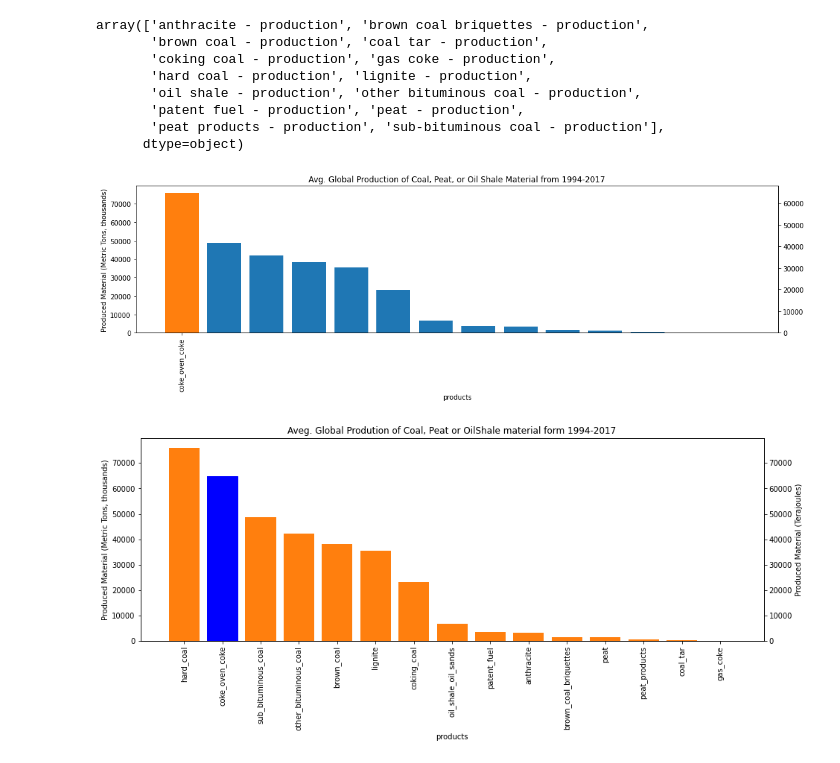
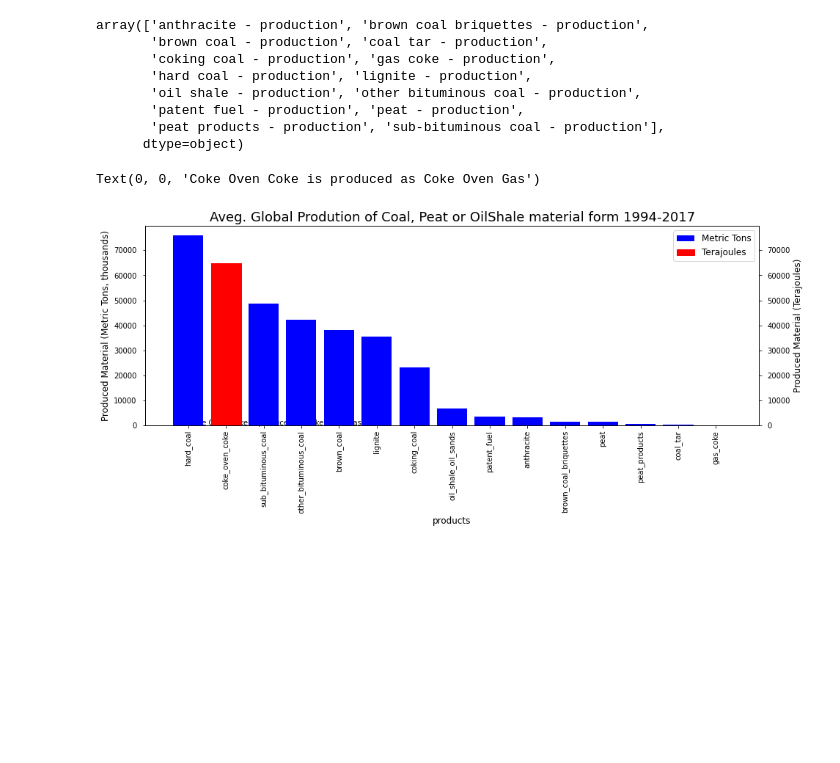
Before and after one commit to philipayazi/International-Energy-Statistics, a Jupyter notebook: International_Energy_Statistics.ipynb, the cells around one changed output. Cells and saved outputs as stored; diff of their text form; code cells hidden in the pictures; blank space fills up the shorter version.

Commit message:
More Visualizations

```diff
--- a/International_Energy_Statistics.ipynb
+++ b/International_Energy_Statistics.ipynb
@@ -213,7 +213,7 @@ energy_df.tail()
 # %%
 # create dataframe for each of the product classes
 Oil_df = energy_df[energy_df['product_class'] == 'Oil']
-Coal_Peat_or_Oil_Shalesoil_df = energy_df[energy_df['product_class'] == 'Coal_Peat_or_Oil_Shales']
+Coal_Peat_or_Oil_Shales_df = energy_df[energy_df['product_class'] == 'Coal_Peat_or_Oil_Shales']
 Natural_Manufactured_or_Recovered_Gas_df = energy_df[energy_df['product_class'] == 'Natural_Manufactured_or_Recovered_Gas']
 Electricity_df = energy_df[energy_df['product_class'] == 'Electricity']
 Heat_df = energy_df[energy_df['product_class'] == 'Heat']
@@ -281,7 +304,7 @@ Coal_Peat_or_Oil_Shalesoil_df[Coal_Peat_or_Oil_Shalesoil_df['commodity_transacti
 | 8861 | armenia | anthracite - total energy supply | 2011 | Metric tons, thousand | 0.49 | anthracite | Coal_Peat_or_Oil_Shales |
 | 8862 | armenia | anthracite - total energy supply | 2010 | Metric tons, thousand | 1.87 | anthracite | Coal_Peat_or_Oil_Shales |
 # %%
-cpo_production = Coal_Peat_or_Oil_Shalesoil_df[Coal_Peat_or_Oil_Shalesoil_df['commodity_transaction'].str.contains("production")]
+cpo_production = Coal_Peat_or_Oil_Shales_df[Coal_Peat_or_Oil_Shalesoil_df['commodity_transaction'].str.contains("production")]
 # %%
 cpo_production
 # %% [output]
@@ -376,51 +379,28 @@ cpo_production = cpo_production.sort_values(by=['quantity'], ascending=False)
 # %%
-# energy_quantity = cpo_production_energy['quantity']
-# energy_products = cpo_production_energy['product']
-# material_quantity = cpo_production_material['quantity']
-# material_products = cpo_production_material['product']
-
-
+products = cpo_production['product']
+quantity = cpo_production['quantity']
 
 fig, ax1 = plt.subplots(figsize=(15,5))
 
-color1 = 'tab:blue'
+ax1.bar(products, quantity)
+ax1.tick_params('x', labelrotation=90)
+ax1.tick_params('y', pad=8)
+ax1.set_xlabel('products', fontsize=12)
+ax1.set_ylabel('Produced Material (Metric Tons, thousands)', fontsize=12)
+ax1.set_title('Aveg. Global Prodution of Coal, Peat or OilShale material form 1994-2017', fontsize=18)
 
-ax1.bar(material_products, material_quantity, color=color1)
-ax1.tick_params('x', labelrotation=90)
-ax1.set_xlabel('products')
-ax1.set_ylabel('Produced Material (Metric Tons, thousands)')
-ax1.set_title('Avg. Global Production of Coal, Peat, or Oil Shale Material from 1994-2017')
 
 ax2=ax1.twinx() #instantiate a second axes that shares the same x-axis
+ax2.bar(products, quantity)
+ax2.set_ylabel('Produced Material (Terajoules)', fontsize=12)
+ax2.tick_params('y', pad=8)
 
-color2 = 'tab:orange'
-ax2.bar(energy_products, energy_quantity, color=color2)
-ax2.set_label('Produced Energy (Terajoules)')
-ax2.tick_params(axis='y')
+barlist=plt.bar(products, quantity, color='blue')
+barlist[1].set_color('red')
 
-fig.tight_layout()
+ax1.legend(handles=[barlist, barlist[1]], labels=['Metric Tons', 'Terajoules'], fontsize=12)
 
-plt.show()
+ax1.annotate('Coke Oven Coke is produced as Coke Oven Gas', xy=(0, 0))
 # %% [output]
+Text(0, 0, 'Coke Oven Coke is produced as Coke Oven Gas')
-[figure, old version]
+[figure, new version]
-# %%
-products = cpo_production['product']
-quantity = cpo_production['quantity']
-
-fig, ax1 = plt.subplots(figsize=(15,5))
-
-
-ax1.bar(products, quantity, color='blue')
-ax1.tick_params('x', labelrotation=90)
-ax1.set_xlabel('products')
-ax1.set_ylabel('Produced Material (Metric Tons, thousands)')
-ax1.set_title('Aveg. Global Prodution of Coal, Peat or OilShale material form 1994-2017')
-
-ax2=ax1.twinx() #instantiate a second axes that shares the same x-axis
-ax2.bar(products, quantity)
-ax2.set_ylabel('Produced Material (Terajoules)')
-
-barlist=plt.bar(products, quantity)
-barlist[1].set_color('blue')
-# %% [output]
-[figure, removed]
```
Also changed, not shown: parts of 20 cells of this notebook.
